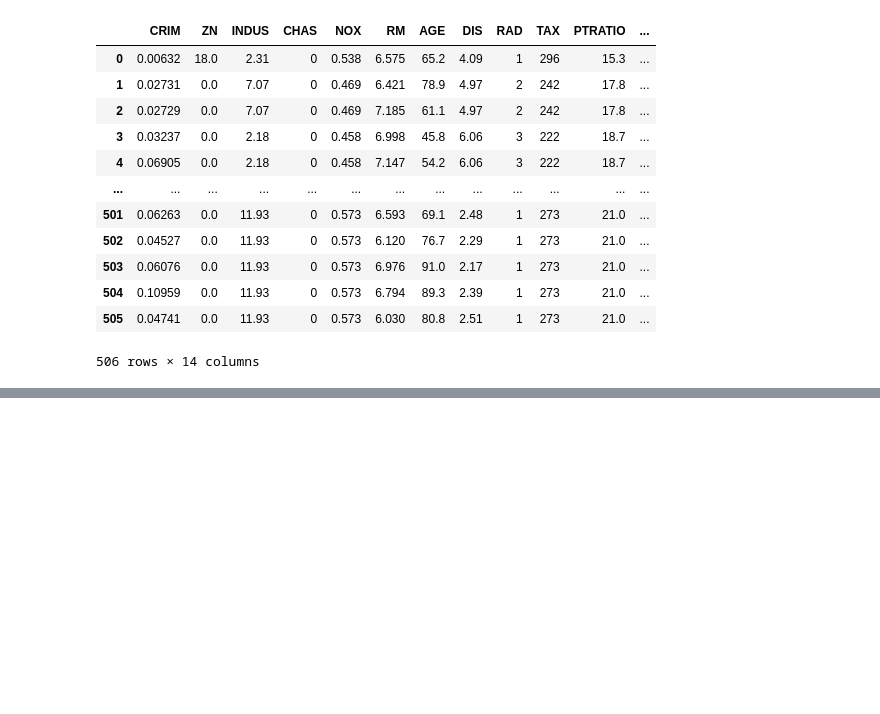
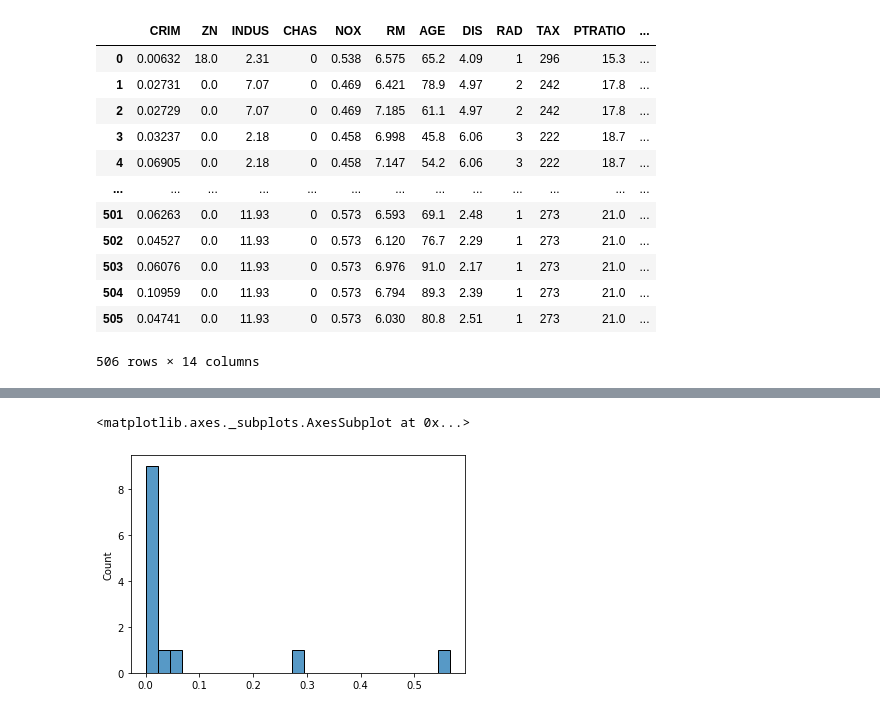
Before and after one commit to samp3209/MachineLearning, a Jupyter notebook: class4_19.ipynb, the cells around one changed output, grey strips where cells are left out. Cells and saved outputs as stored; diff of their text form; code cells hidden in the pictures; blank space fills up the shorter version.

```diff
--- a/class4_19.ipynb
+++ b/class4_19.ipynb
@@ -98,0 +142,6 @@ sns.histplot(data=forest_importances)
+# %%
+
+sns.histplot(data=forest_importances)
+# %% [output]
+<matplotlib.axes._subplots.AxesSubplot at 0x...>
+[figure, added]
```
Also changed, not shown: parts of 15 cells of this notebook.
